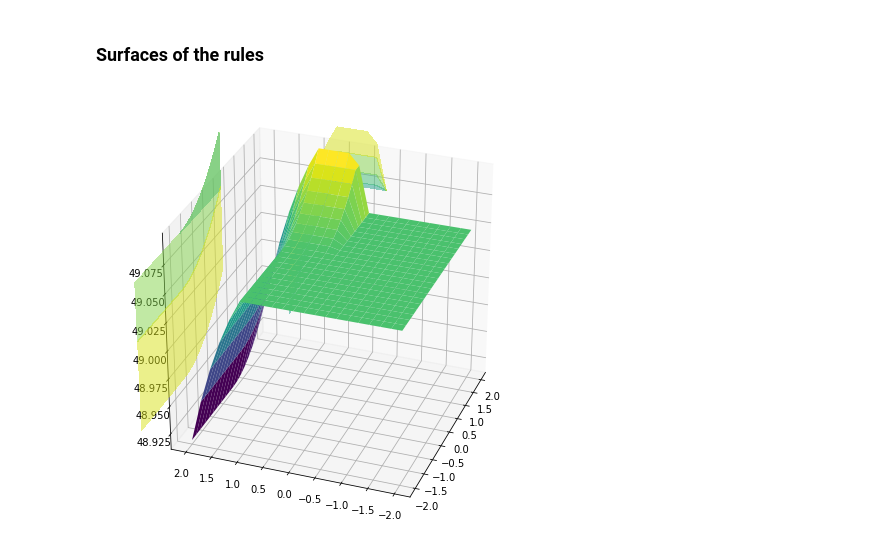
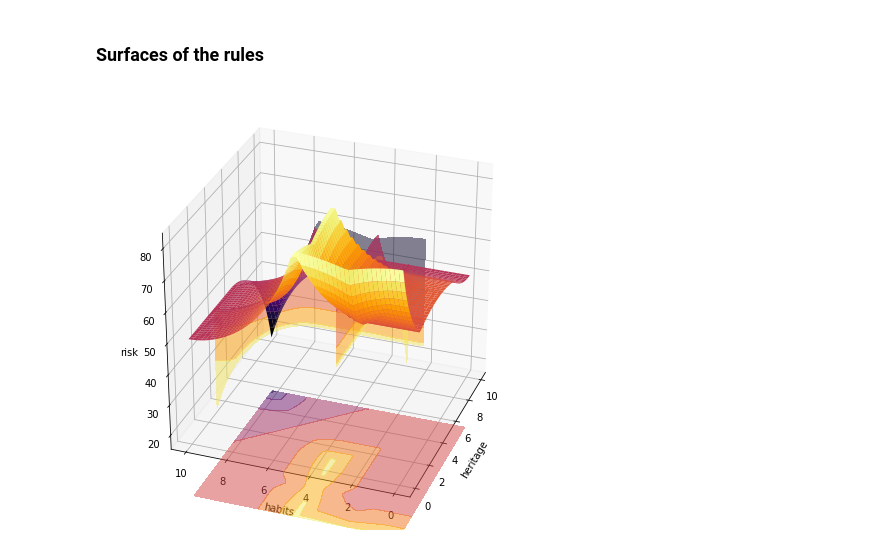
Before and after one commit to CamiVasz/AI, a Jupyter notebook: Fuzzy/cancer.ipynb, the cells around one changed output. Drawn from its saved outputs; the diff is of its cells as text; code cells hidden in the pictures.

Commit message:
final surfaces

```diff
--- a/Fuzzy/cancer.ipynb
+++ b/Fuzzy/cancer.ipynb
@@ -454,34 +455,32 @@ rule2 = ctrl.Rule(antecedent=((ha['lo'] & he['md'] & a['lo']) |
 system = ctrl.ControlSystem(rules=[rule0, rule1, rule2])
 sim = ctrl.ControlSystemSimulation(system, flush_after_run=21 * 21 + 1)
 # %%
-# We can simulate at higher resolution with full accuracy
-upsampled = np.linspace(-2, 2, 21)
+upsampled = np.linspace(0, 10, 50)
 x, y = np.meshgrid(upsampled, upsampled)
 z = np.zeros_like(x)
 
-# Loop through the system 21*21 times to collect the control surface
-for i in range(21):
-    for j in range(21):
-        sim.input['age'] = x[i, j]
+for i in range(50):
+    for j in range(50):
+        sim.input['heritage'] = x[i, j]
         sim.input['habits'] = y[i, j]
-        sim.input['heritage'] = 1
+        sim.input['age'] = 90
         sim.compute()
         z[i, j] = sim.output['risk']
-
-# Plot the result in pretty 3D with alpha blending
-import matplotlib.pyplot as plt
-from mpl_toolkits.mplot3d import Axes3D  # Required for 3D plotting
 
 fig = plt.figure(figsize=(8, 8))
 ax = fig.add_subplot(111, projection='3d')
 
-surf = ax.plot_surface(x, y, z, rstride=1, cstride=1, cmap='viridis',
+surf = ax.plot_surface(x, y, z, rstride=1, cstride=1, cmap='inferno',
                        linewidth=0.4, antialiased=True)
 
-cset = ax.contourf(x, y, z, zdir='z', offset=-2.5, cmap='viridis', alpha=0.5)
-cset = ax.contourf(x, y, z, zdir='x', offset=3, cmap='viridis', alpha=0.5)
-cset = ax.contourf(x, y, z, zdir='y', offset=3, cmap='viridis', alpha=0.5)
+cset = ax.contourf(x, y, z, zdir='z', offset=-2.5, cmap='inferno', alpha=0.5)
+cset = ax.contourf(x, y, z, zdir='x', offset=3, cmap='inferno', alpha=0.5)
+cset = ax.contourf(x, y, z, zdir='y', offset=3, cmap='inferno', alpha=0.5)
+
+ax.set_xlabel('heritage')
+ax.set_ylabel('habits')
+ax.set_zlabel('risk')
 
 ax.view_init(30, 200)
 # %% [output]
-[figure, old version]
+[figure, new version]
```
Also changed, not shown: parts of 3 cells of this notebook.
